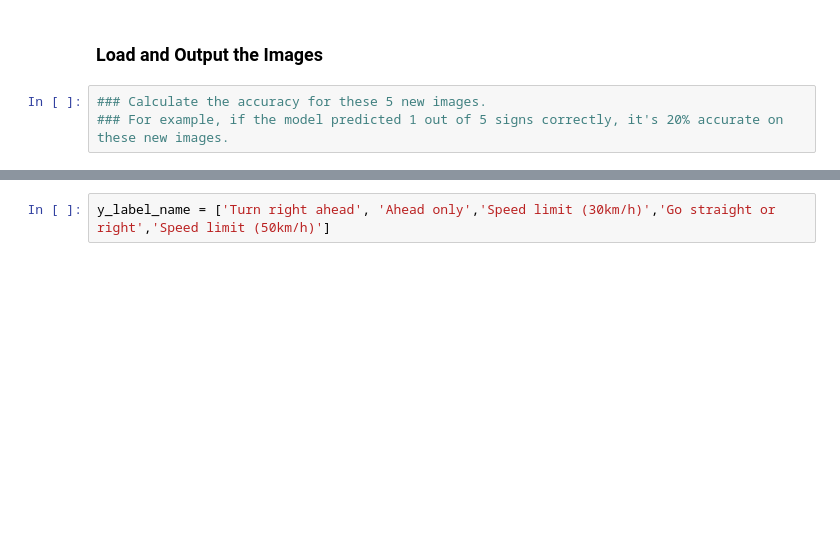
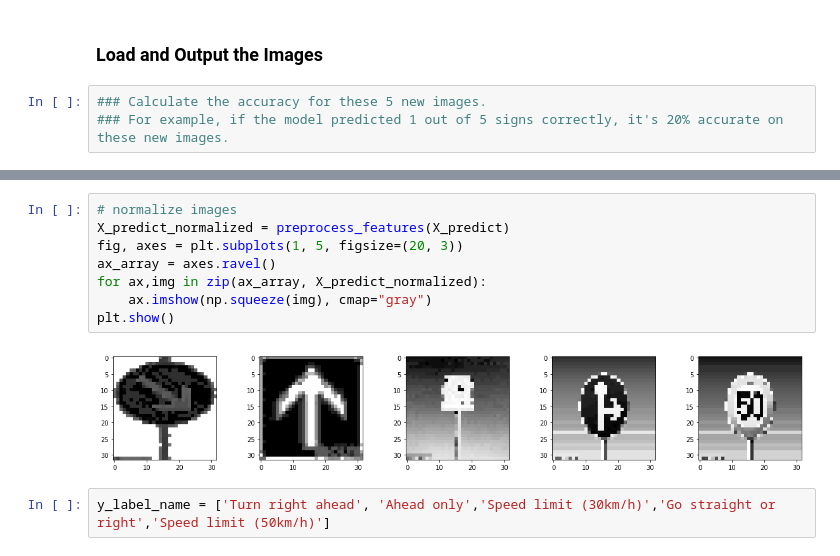
Before and after one commit to tonyxxq/Traffic-Sign-Classifier, a Jupyter notebook: Traffic_Sign_Classifier.ipynb, the cells around one changed output, grey strips where cells are left out. Saved outputs shown, nothing was run; the diff lists cells and outputs as text; blank space fills up the shorter version.

```diff
--- a/Traffic_Sign_Classifier.ipynb
+++ b/Traffic_Sign_Classifier.ipynb
@@ -453,3 +453,13 @@ plt.show()
+# %%
+# normalize images
+X_predict_normalized = preprocess_features(X_predict)
+fig, axes = plt.subplots(1, 5, figsize=(20, 3))
+ax_array = axes.ravel()
+for ax,img in zip(ax_array, X_predict_normalized):
+    ax.imshow(np.squeeze(img), cmap="gray")
+plt.show()
+# %% [output]
+[figure, added]
 # %%
 y_label_name = ['Turn right ahead', 'Ahead only','Speed limit (30km/h)','Go straight or right','Speed limit (50km/h)']
 # %% [markdown]
```
Also changed, not shown: parts of 11 cells of this notebook.
